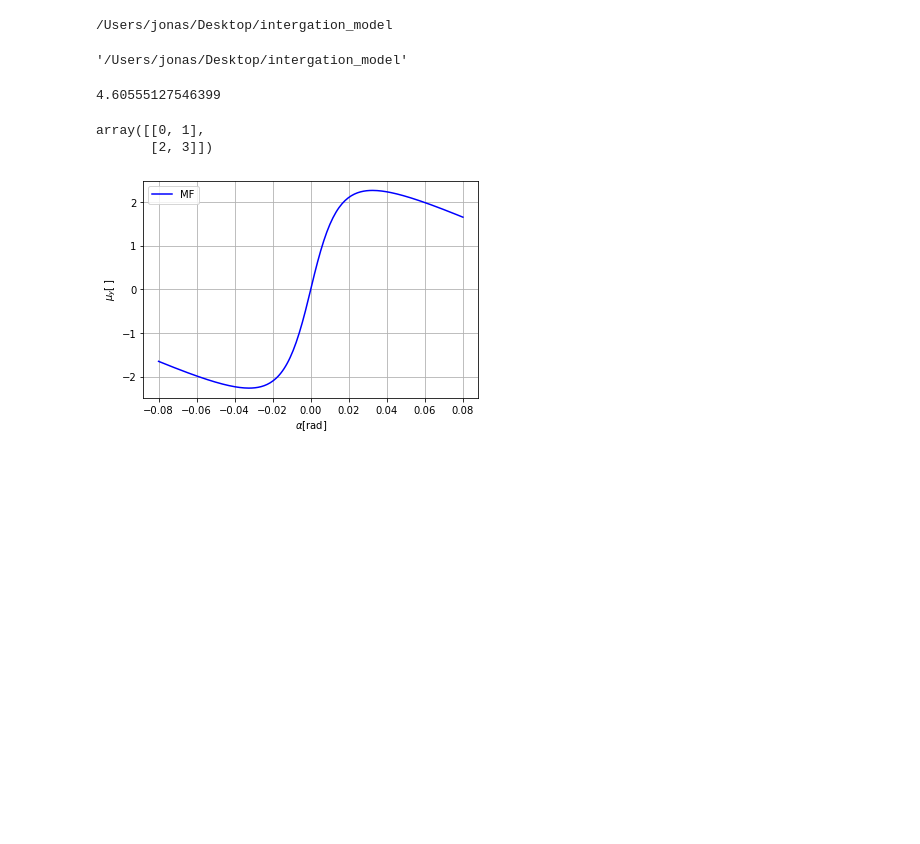
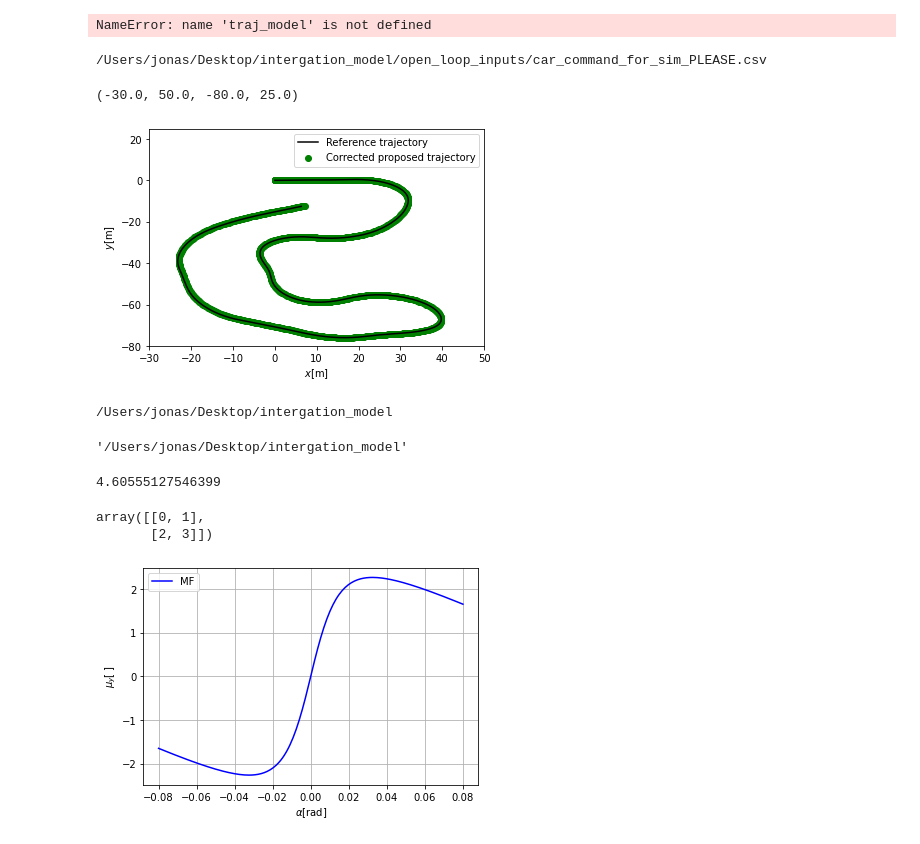
Before and after one commit to JonasGrutter/Stochastic_Vehicle_Model_Ideas, a Jupyter notebook: test_open_loop_inputs.ipynb, the cells around one changed output. Drawn from its saved outputs; the diff is of its cells as text; code cells hidden in the pictures; blank space fills up the shorter version.

```diff
--- a/test_open_loop_inputs.ipynb
+++ b/test_open_loop_inputs.ipynb
@@ -71,3 +63,52 @@ NameError: name 'x_vect_ref' is not defined
+# %%
+plt.plot(traj_model[:,0],traj_model[:,1], color = 'blue')
+plt.xlabel(r'$x \rm [m]$')
+plt.ylabel(r'$y \rm [m]$')
+plt.legend(r'Trajectory')
+plt.axis()
+# %% [output]
+NameError: name 'traj_model' is not defined
+# %%
+
+
+dt = 0.025 # = 1/40 = 1/control_frequency
+file_path = get_folder_path()+'/open_loop_inputs/car_command_for_sim_PLEASE.csv'
+print(file_path)
+N = get_csv_row_count(file_path)
+
+open_loop_tf =N*dt
+
+T_peak_2 = 0.4
+T_slope_2 = 0.37
+
+T_peak_4 = 0.37
+T_slope_4 = 0.4
+
+model2 = BicycleModel(dt,open_loop_tf, T_peak_2, T_slope_2)
+model4 = FourWheelModel_load_transfer(dt,open_loop_tf, T_peak_4, T_slope_4)
+#t,x_vect_ref = get_open_loop_data(model2, file_path)
+
+
+
+t,x_vect = model4.do_open_loop_sim_from_csv(file_path)
+t, x_traj, kpi = model2.do_open_loop_sim_from_amzsim_maoeuvers(chunk_size=500)
+
+x = x_vect[:1000,0]
+y = x_vect[:1000,1]
+
+plt.plot(x,y, color = 'black', label = r'Reference trajectory')
+plt.scatter(x_traj[:1000,0], x_traj[:1000,1], color = 'green', label = r'Corrected proposed trajectory')
+plt.xlabel(r'$x \rm [m]$')
+plt.ylabel(r'$y \rm [m]$')
+plt.xlim(-30, 50)
+plt.ylim(-80, 25)
+plt.legend()
+plt.axis()
+#model4.store_amzsim_manoeuvers_position()
+# %% [output]
+/Users/jonas/Desktop/intergation_model/open_loop_inputs/car_command_for_sim_PLEASE.csv
+(-30.0, 50.0, -80.0, 25.0)
+[figure, added]
 # %%
 print(get_folder_path())
 # %% [output]
```
Also changed, not shown: parts of 6 cells of this notebook, 26 other files.
